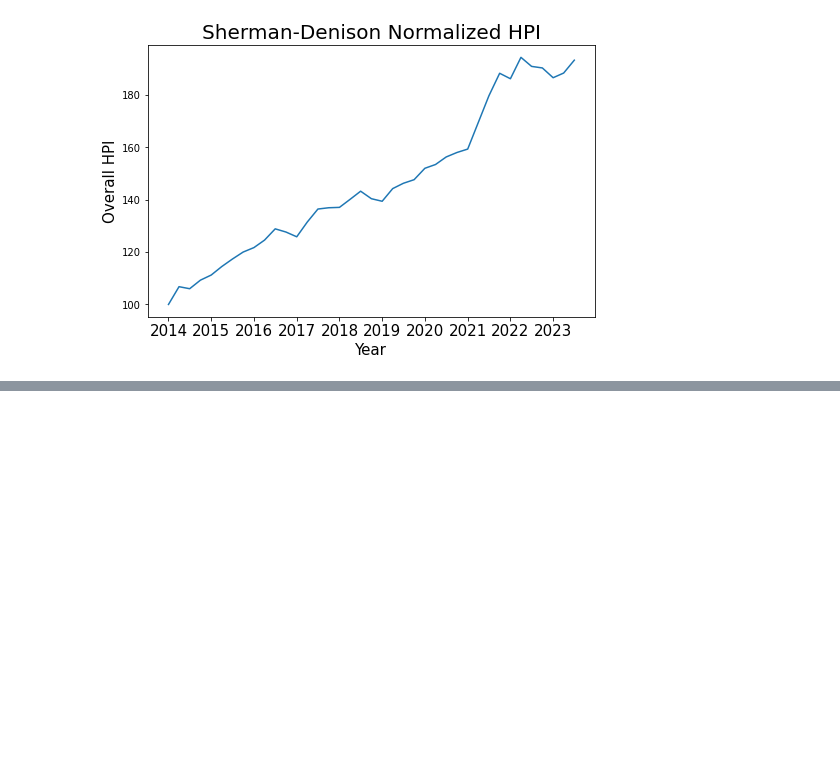
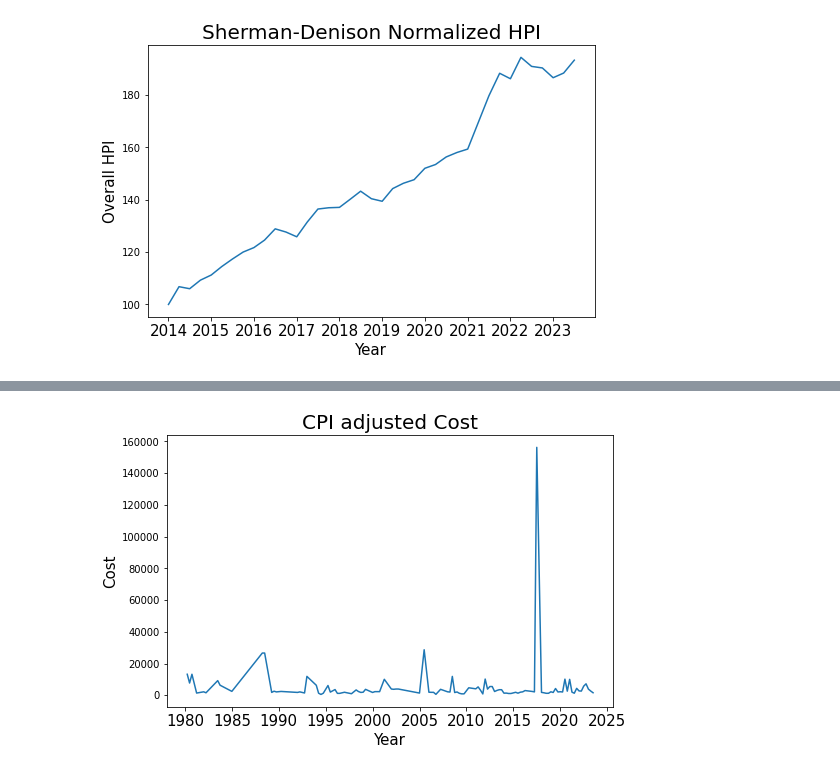
Before and after one commit to mkharroub/ECE143-The-Impact-of-Natural-Disasters-on-U.S.-Real-Estate-Prices, a Jupyter notebook: data_extraction.ipynb, the cells around one changed output, grey strips where cells are left out. Cells and saved outputs as stored; diff of their text form; code cells hidden in the pictures; blank space fills up the shorter version.

Commit message:
visualized events

```diff
--- a/data_extraction.ipynb
+++ b/data_extraction.ipynb
@@ -123,0 +195,6 @@ texas_disaster_data.head()
+# %%
+# Calculate average cost for each quarter
+avg_disaster_cost = defaultdict(float)
+for date in disaster_cost:
+    avg_disaster_cost[date] = sum(disaster_cost[date])/len(disaster_cost[date])
+avg_disaster_cost
@@ -123,0 +219,4 @@ texas_disaster_data.head()
+# %%
+# Create a new DataFrame for Date and Average Cost for each quarter
+events_df = pd.DataFrame(avg_disaster_cost.items(), columns=["Quarter", "Cost"])
+events_df.head()
@@ -123,0 +230,6 @@ texas_disaster_data.head()
+# %%
+# Add a Date column to the dataframe
+events_df["Date"] = events_df.Quarter.str[0].astype(str) + "-" + ((events_df.Quarter.str[1] - 1)*3 + 1).astype(str) + "-01"
+events_df["Date"] = pd.to_datetime(events_df["Date"])
+events_df = events_df.sort_values("Date")
+events_df.head()
@@ -123,0 +243,4 @@ texas_disaster_data.head()
+# %%
+plot_time_series(events_df["Date"], events_df["Cost"], "Year", "Cost", "CPI adjusted Cost")
+# %% [output]
+[figure, added]
```
Also changed, not shown: parts of 11 cells of this notebook, 1 other file.
